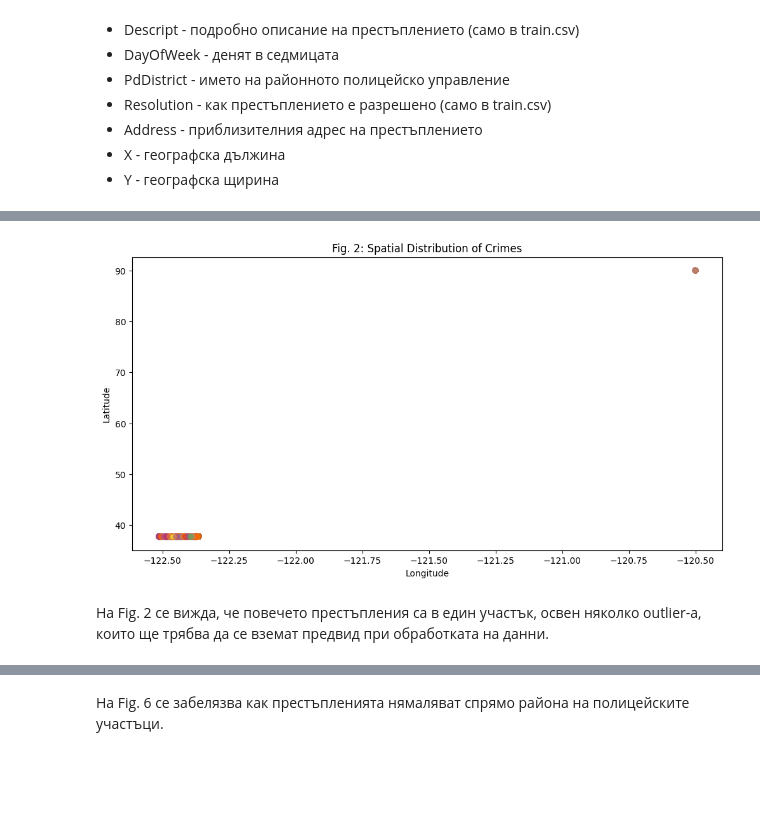
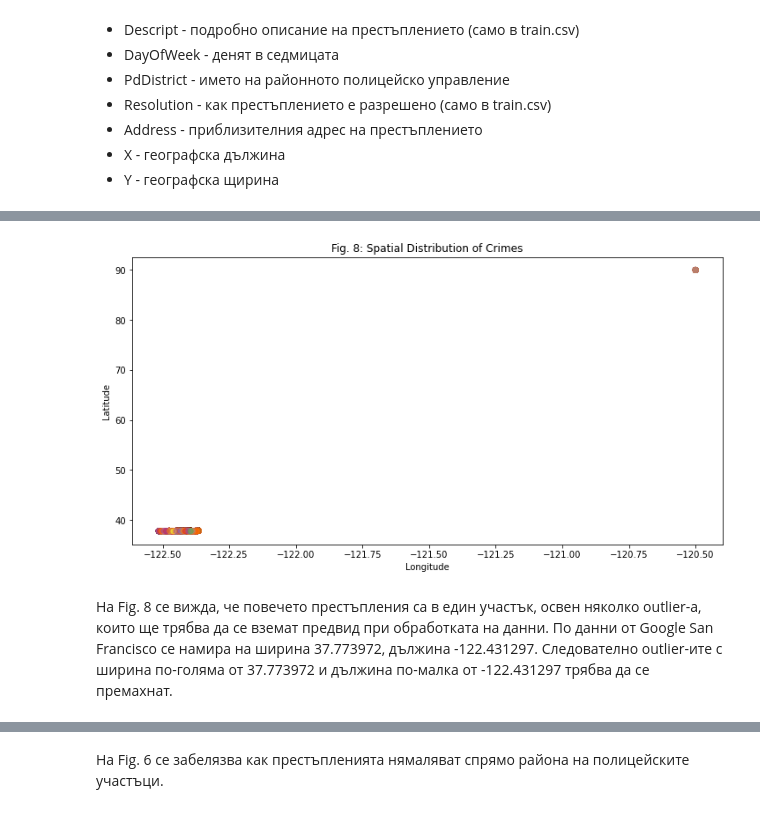
Before and after one commit to RayaSimeonova/crime-classification, a Jupyter notebook: project_description.ipynb, the cells around one changed output, grey strips where cells are left out. Saved outputs shown, nothing was run; the diff lists cells and outputs as text; code cells hidden in the pictures; blank space fills up the shorter version.

```diff
--- a/project_description.ipynb
+++ b/project_description.ipynb
@@ -85,11 +249,11 @@ plt.show()
 # %%
 plt.figure(figsize=(12, 6))
 plt.scatter(data['X'], data['Y'], c=data['Category'].astype('category').cat.codes, cmap='Set1', alpha=0.5)
-plt.title('Fig. 2: Spatial Distribution of Crimes')
+plt.title('Fig. 8: Spatial Distribution of Crimes')
 plt.xlabel('Longitude')
 plt.ylabel('Latitude')
 plt.show()
 # %% [output]
-[figure, old version]
+[figure, new version]
 # %% [markdown]
-На Fig. 2 се вижда, че повечето престъпления са в един участък, освен няколко outlier-а, които ще трябва да се вземат предвид при обработката на данни.
+На Fig. 8 се вижда, че повечето престъпления са в един участък, освен няколко outlier-а, които ще трябва да се вземат предвид при обработката на данни. По данни от Google San Francisco се намира на ширина 37.773972, дължина -122.431297. Следователно outlier-ите с ширина по-голяма от 37.773972 и дължина по-малка от -122.431297 трябва да се премахнат.
```
Also changed, not shown: parts of 45 cells of this notebook.
